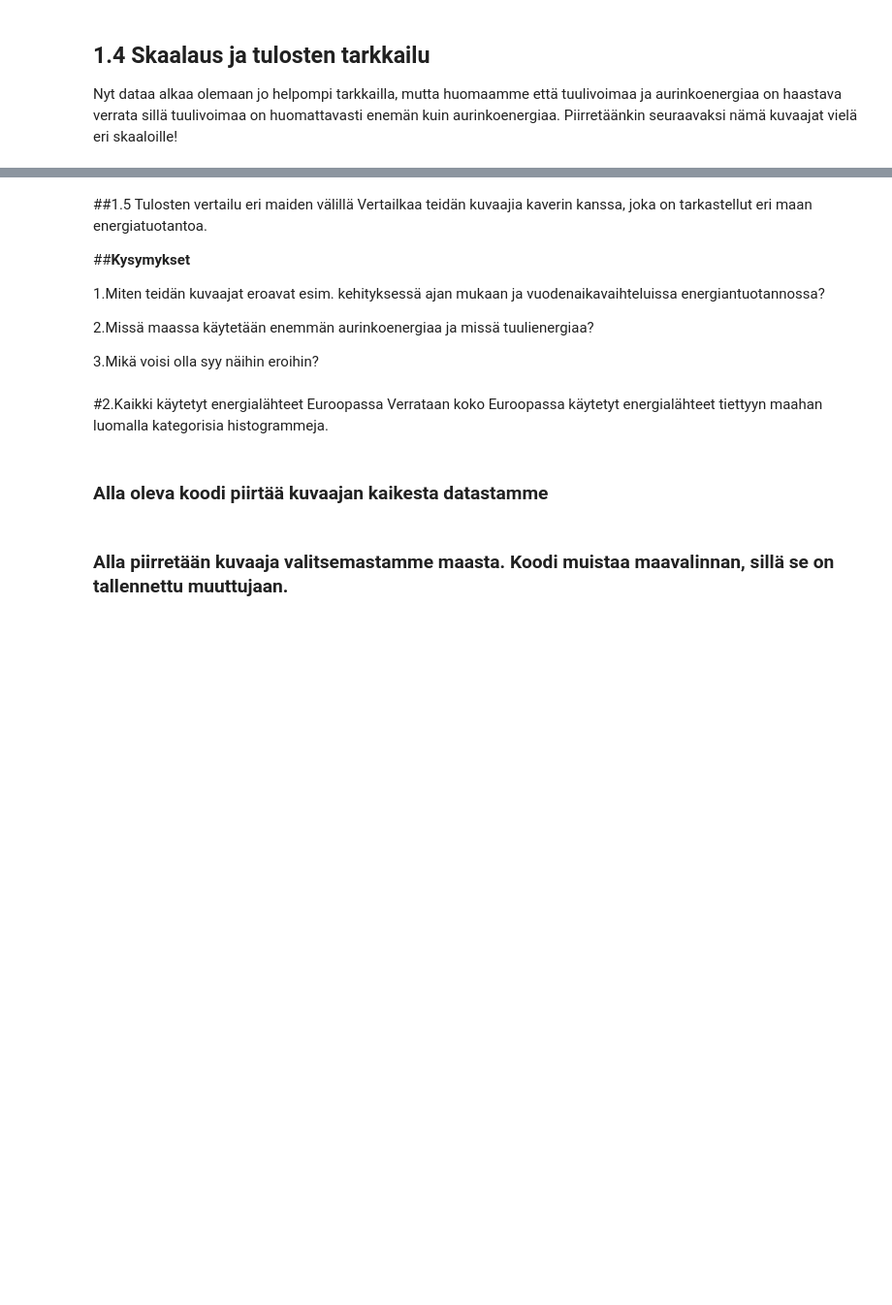
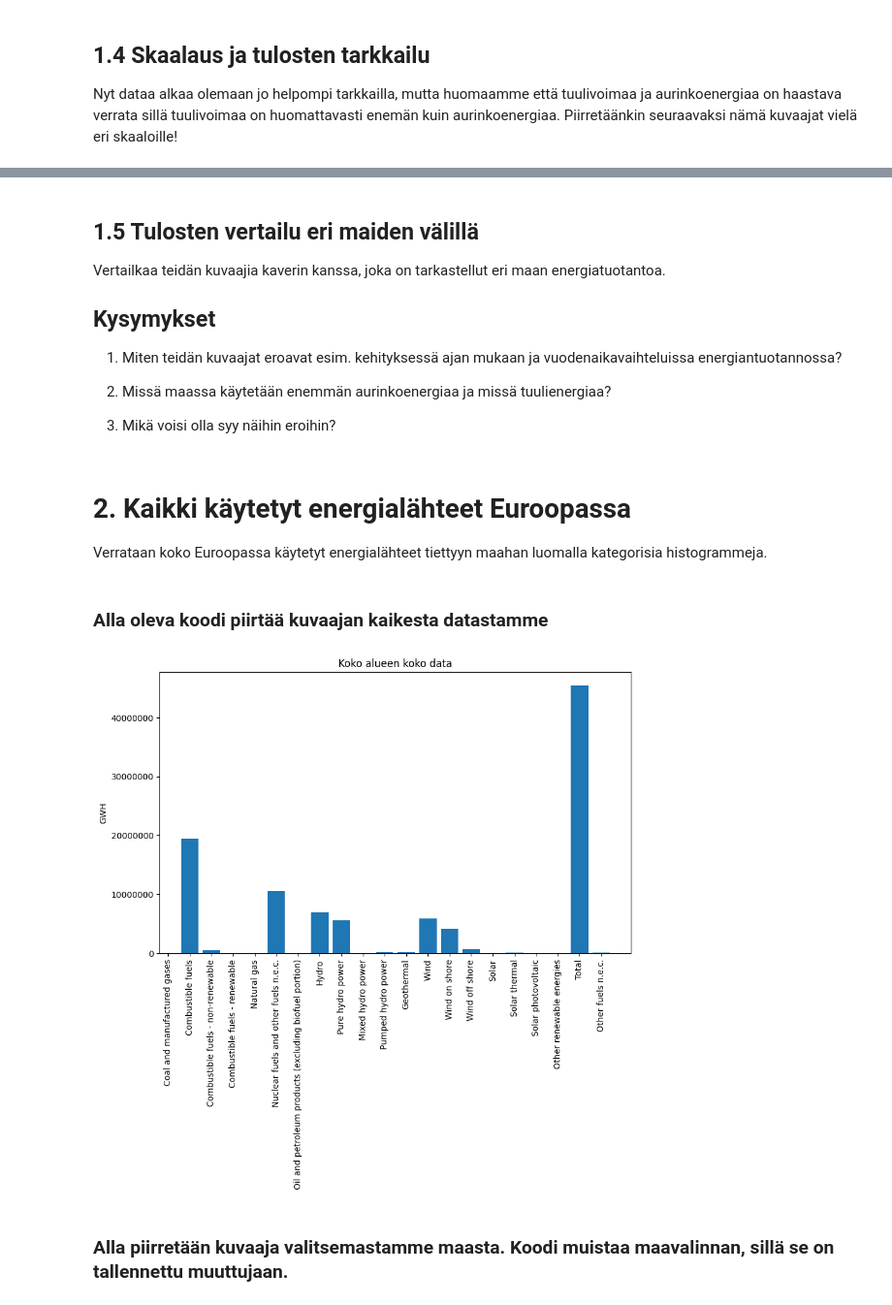
Before and after one commit to AaltoJunior/EnergiaAnalyysi, a Jupyter notebook: EnergiaDAta.ipynb, the cells around one changed output, grey strips where cells are left out. Shown at 97% size. Saved outputs shown, nothing was run; the diff lists cells and outputs as text; code cells hidden in the pictures; blank space fills up the shorter version.

```diff
--- a/EnergiaDAta.ipynb
+++ b/EnergiaDAta.ipynb
@@ -183,43 +235,53 @@ Nyt voimme tarkkailla molempia datoja samassa kuvaajassa mutta itsenäisillä sk
 # %% [markdown]
-##1.5 Tulosten vertailu eri maiden välillä
+## 1.5 Tulosten vertailu eri maiden välillä
 Vertailkaa teidän kuvaajia kaverin kanssa, joka on tarkastellut eri maan energiatuotantoa.
 
-##**Kysymykset**
+## **Kysymykset**
 
-1.Miten teidän kuvaajat eroavat esim. kehityksessä ajan mukaan ja vuodenaikavaihteluissa energiantuotannossa?
+1. Miten teidän kuvaajat eroavat esim. kehityksessä ajan mukaan ja vuodenaikavaihteluissa energiantuotannossa?
 
-2.Missä maassa käytetään enemmän aurinkoenergiaa ja missä tuulienergiaa?
+2. Missä maassa käytetään enemmän aurinkoenergiaa ja missä tuulienergiaa?
 
-3.Mikä voisi olla syy näihin eroihin?
+3. Mikä voisi olla syy näihin eroihin?
 # %% [markdown]
-#2.Kaikki käytetyt energialähteet Euroopassa
+# 2. Kaikki käytetyt energialähteet Euroopassa
 Verrataan koko Euroopassa käytetyt energialähteet tiettyyn maahan luomalla kategorisia histogrammeja.
 # %% [markdown]
 ### Alla oleva koodi piirtää kuvaajan kaikesta datastamme
 # %%
+# Alustetaan muuttujat
 tot_all = {}
 date_all = []
+koodit = []
+
+# Alustetaan dictionary uniikeilla siec koodeilla
 for i in data["siec"].unique():
     tot_all[i] = 0
 
+# Täytetään siec koodien dictionary ja päivämää lista datalla
 for index, j in data.iterrows():
     tot_all[j.get(key = "siec")] += float(j.get(key = "OBS_VALUE"))
     date_all.append(j.get(key = "TIME_PERIOD"))
 
 
-K = []
+# Lisätään koodit listaan siec koodien selitykset
 for i in list(tot_all.keys()):
-    K.append(codes.loc[codes["Notation"] == i]["Label"].to_string(index=False))
+    koodit.append(codes.loc[codes["Notation"] == i]["Label"].to_string(index=False))
 
+# Alustetaan kuvaaja
 fig, ax = plt.subplots(figsize=(10, 6))
 
-ax.bar(K,list(tot_all.values()))
-ax.set_title(f"Koko alueen koko data")
-ax.set_ylabel("GWH")
-plt.xticks(rotation=90)
-plt.ticklabel_format(style='plain', axis='y')
+# Luodaan pylväsdiagrammi käsitellystä datasta
+ax.bar(koodit, list(tot_all.values()))
 
-plt.show()
+ax.set_title(f"Koko alueen koko data")  # Lisätään koko kuvaajalle otsikko
+ax.set_ylabel("GWH") # Lisätään y-akselille otsikko
+plt.xticks(rotation=90) # Käännettään x-akselin otsikot
+plt.ticklabel_format(style='plain', axis='y') # Poistetaan tieteellinen notaatio käytöstä, jotta saamme vertailukepoisia numeroita
+
+plt.show() # Tulostetaan kuvaaja
+# %% [output]
+[figure, added]
 # %% [markdown]
 ### Alla piirretään kuvaaja valitsemastamme maasta. Koodi muistaa maavalinnan, sillä se on tallennettu muuttujaan.
 # %%
```
Also changed, not shown: parts of 23 cells of this notebook.
